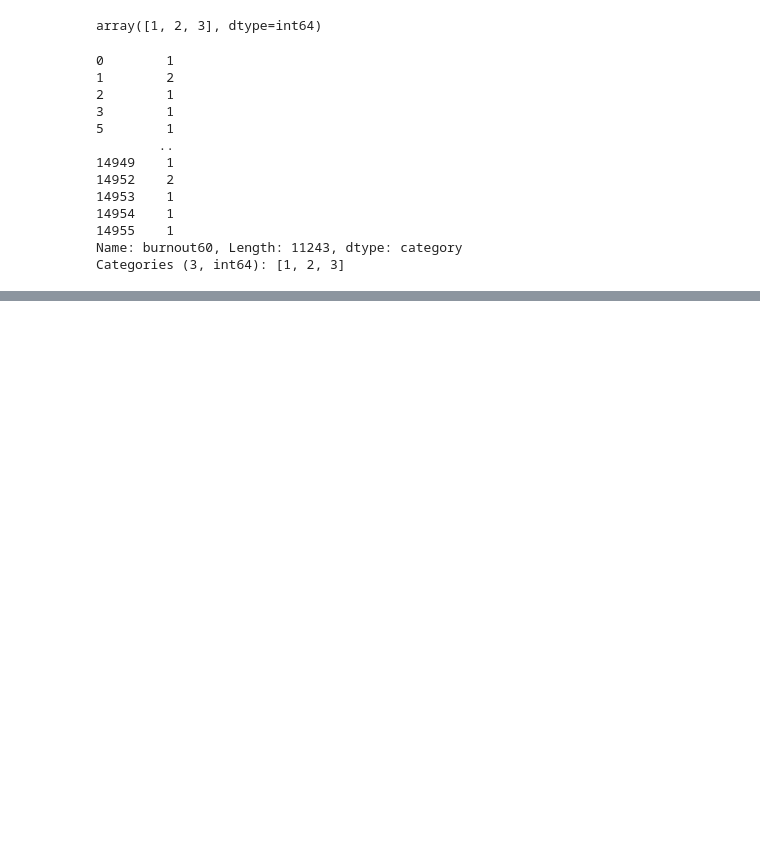
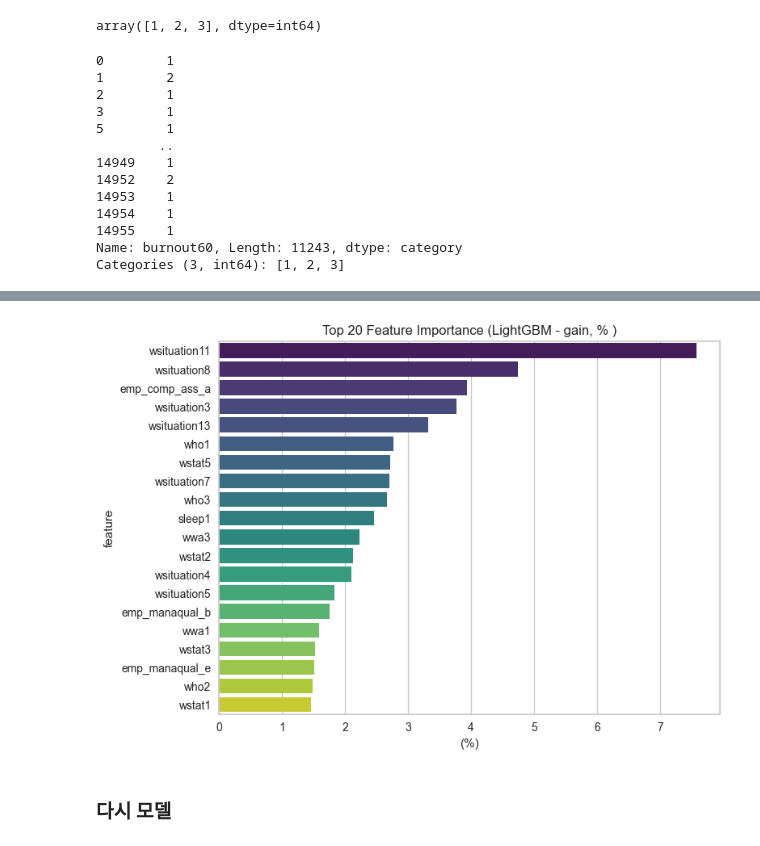
Before and after one commit to momoT2/2-project, a Jupyter notebook: 0826_2PD_H.ipynb, the cells around one changed output, grey strips where cells are left out. Saved outputs shown, nothing was run; the diff lists cells and outputs as text; code cells hidden in the pictures; blank space fills up the shorter version.

```diff
--- a/0826_2PD_H.ipynb
+++ b/0826_2PD_H.ipynb
@@ -581,0 +758,9 @@ best = compare_models(fold=10, sort='AUC')
+# %%
+# 데이터 분할 = 훈련 데이터 / 테스트 데이터 = 7:3
+from sklearn.model_selection import train_test_split
+
+X_train, X_test, y_train, y_test = train_test_split(X, y,
+                                                    test_size = 0.3,
+                                                    random_state = 42)
+print("train 데이터: ", X_train.shape)
+print("test 데이터: ", X_test.shape)
@@ -581,0 +770,7 @@ best = compare_models(fold=10, sort='AUC')
+# %%
+from sklearn.model_selection import cross_validate
+from lightgbm import LGBMClassifier
+lgb = LGBMClassifier(random_state=42)
+scores = cross_validate(lgb, X_train, y_train, return_train_score=True,
+                        n_jobs = -1, cv = 10)
+print(scores)
@@ -581,0 +790,8 @@ best = compare_models(fold=10, sort='AUC')
+# %%
+# 변수중요도 확인
+
+lgb.fit(X_train, y_train)
+importances = lgb.booster_.feature_importance(importance_type='gain')
+fi = pd.DataFrame({'feature': X_train.columns, 'importance': importances})
+fi = fi.sort_values(by='importance', ascending=False)
+print(fi.head(20))
@@ -581,0 +816,4 @@ best = compare_models(fold=10, sort='AUC')
+# %%
+# 변수중요도 비율로 전환
+fi['importance_pct'] = fi['importance'] / fi['importance'].sum() * 100
+fi.head(20)
@@ -581,0 +838,18 @@ best = compare_models(fold=10, sort='AUC')
+# %%
+import matplotlib.pyplot as plt
+import seaborn as sns
+
+top20 = fi.head(20).copy()
+
+plt.figure(figsize=(8,6))
+sns.barplot(
+    data=top20,
+    x='importance_pct', y='feature', palette='viridis'
+)
+plt.title("Top 20 Feature Importance (LightGBM - gain, % )")
+plt.xlabel("(%)")
+plt.show()
+# %% [output]
+[figure, added]
+# %% [markdown]
+### 다시 모델
```
Also changed, not shown: parts of 53 cells of this notebook, 2 other files.
